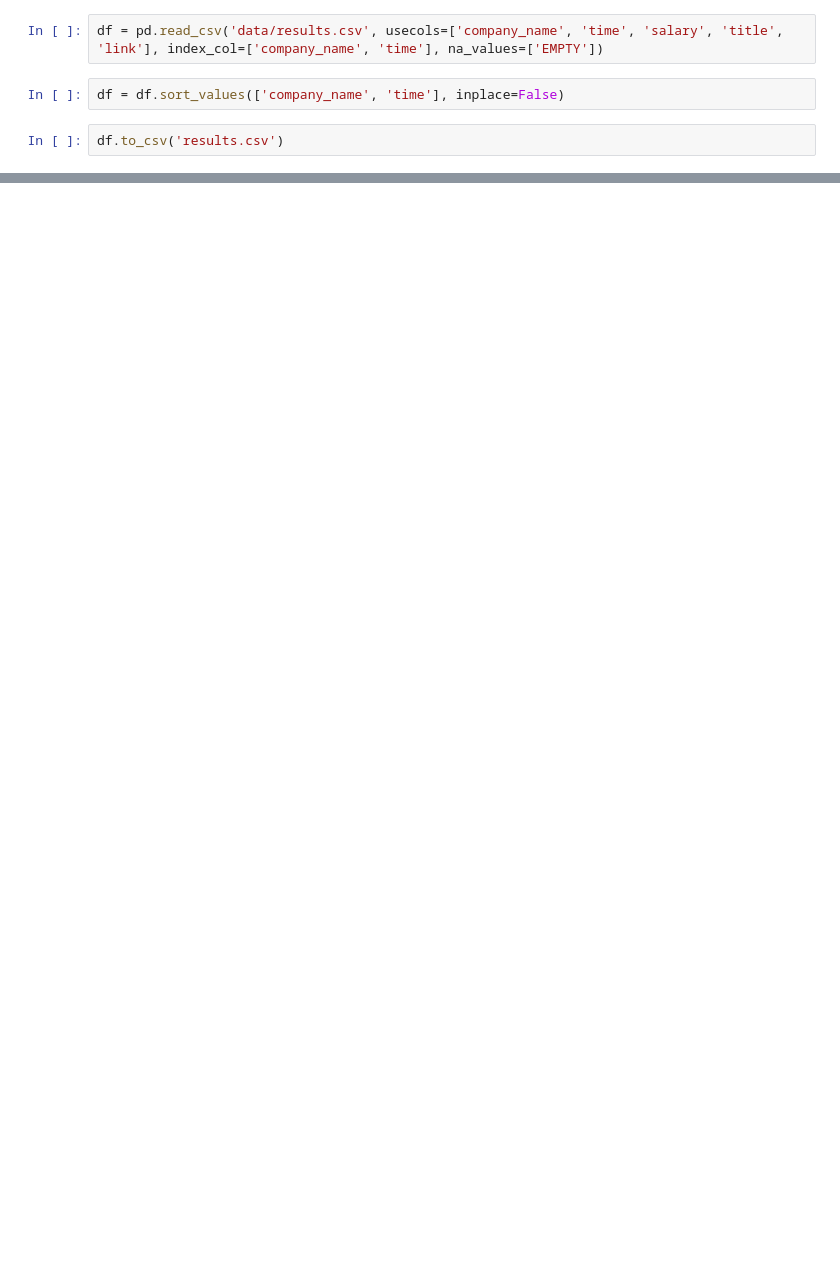
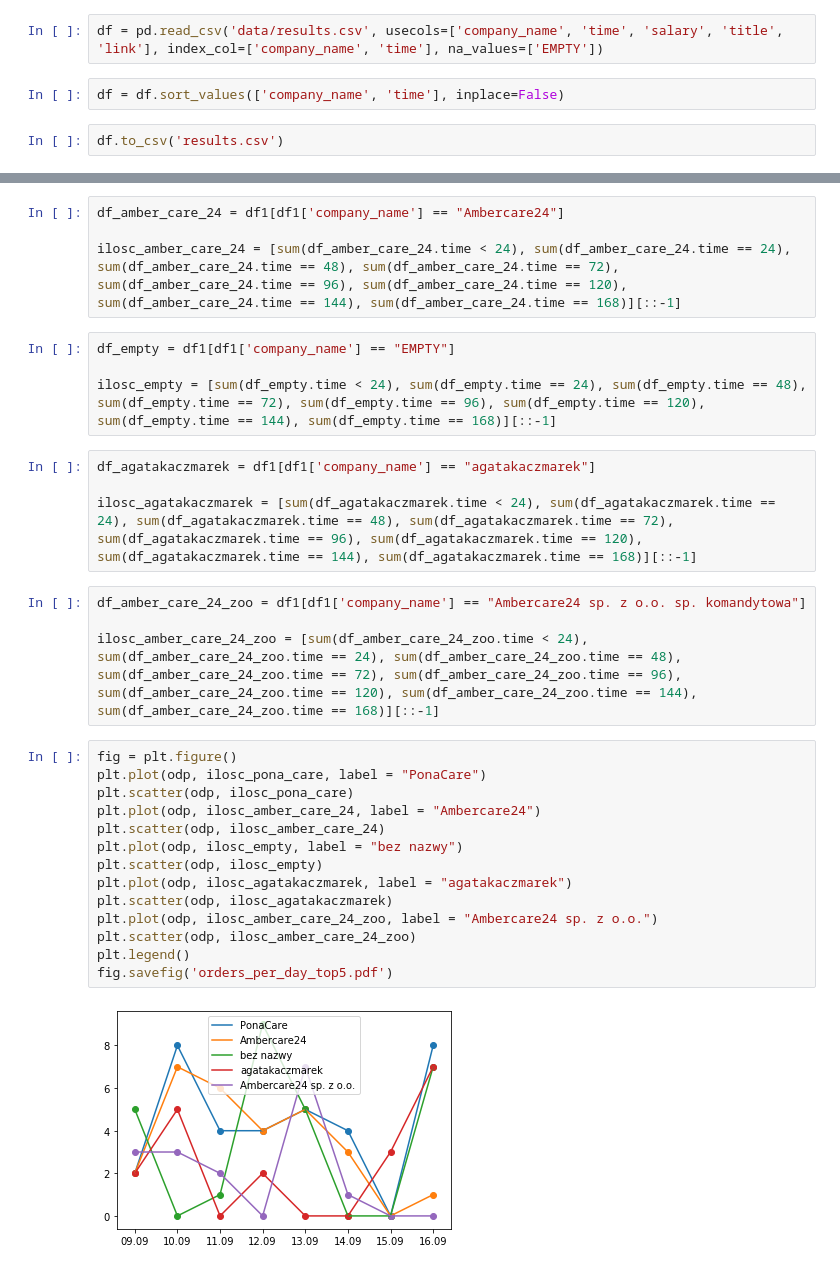
Before and after one commit to PGatak/basic_projects, a Jupyter notebook: jooble_jobs_scraping_bs4/main.ipynb, the cells around one changed output, grey strips where cells are left out. Cells and saved outputs as stored; diff of their text form; blank space fills up the shorter version.

```diff
--- a/jooble_jobs_scraping_bs4/main.ipynb
+++ b/jooble_jobs_scraping_bs4/main.ipynb
@@ -71,0 +120,32 @@ b.to_csv('group_by_number.csv')
+# %%
+df_amber_care_24 = df1[df1['company_name'] == "Ambercare24"]
+
+ilosc_amber_care_24 = [sum(df_amber_care_24.time < 24), sum(df_amber_care_24.time == 24), sum(df_amber_care_24.time == 48), sum(df_amber_care_24.time == 72), sum(df_amber_care_24.time == 96), sum(df_amber_care_24.time == 120), sum(df_amber_care_24.time == 144), sum(df_amber_care_24.time == 168)][::-1]
+# %%
+df_empty = df1[df1['company_name'] == "EMPTY"]
+
+ilosc_empty = [sum(df_empty.time < 24), sum(df_empty.time == 24), sum(df_empty.time == 48), sum(df_empty.time == 72), sum(df_empty.time == 96), sum(df_empty.time == 120), sum(df_empty.time == 144), sum(df_empty.time == 168)][::-1]
+# %%
+df_agatakaczmarek = df1[df1['company_name'] == "agatakaczmarek"]
+
+ilosc_agatakaczmarek = [sum(df_agatakaczmarek.time < 24), sum(df_agatakaczmarek.time == 24), sum(df_agatakaczmarek.time == 48), sum(df_agatakaczmarek.time == 72), sum(df_agatakaczmarek.time == 96), sum(df_agatakaczmarek.time == 120), sum(df_agatakaczmarek.time == 144), sum(df_agatakaczmarek.time == 168)][::-1]
+# %%
+df_amber_care_24_zoo = df1[df1['company_name'] == "Ambercare24 sp. z o.o. sp. komandytowa"]
+
+ilosc_amber_care_24_zoo = [sum(df_amber_care_24_zoo.time < 24), sum(df_amber_care_24_zoo.time == 24), sum(df_amber_care_24_zoo.time == 48), sum(df_amber_care_24_zoo.time == 72), sum(df_amber_care_24_zoo.time == 96), sum(df_amber_care_24_zoo.time == 120), sum(df_amber_care_24_zoo.time == 144), sum(df_amber_care_24_zoo.time == 168)][::-1]
+# %%
+fig = plt.figure()
+plt.plot(odp, ilosc_pona_care, label = "PonaCare")
+plt.scatter(odp, ilosc_pona_care)
+plt.plot(odp, ilosc_amber_care_24, label = "Ambercare24")
+plt.scatter(odp, ilosc_amber_care_24)
+plt.plot(odp, ilosc_empty, label = "bez nazwy")
+plt.scatter(odp, ilosc_empty)
+plt.plot(odp, ilosc_agatakaczmarek, label = "agatakaczmarek")
+plt.scatter(odp, ilosc_agatakaczmarek)
+plt.plot(odp, ilosc_amber_care_24_zoo, label = "Ambercare24 sp. z o.o.")
+plt.scatter(odp, ilosc_amber_care_24_zoo)
+plt.legend()
+fig.savefig('orders_per_day_top5.pdf')
+# %% [output]
+[figure, added]
```
Also changed, not shown: parts of 21 cells of this notebook, 8 other files.
